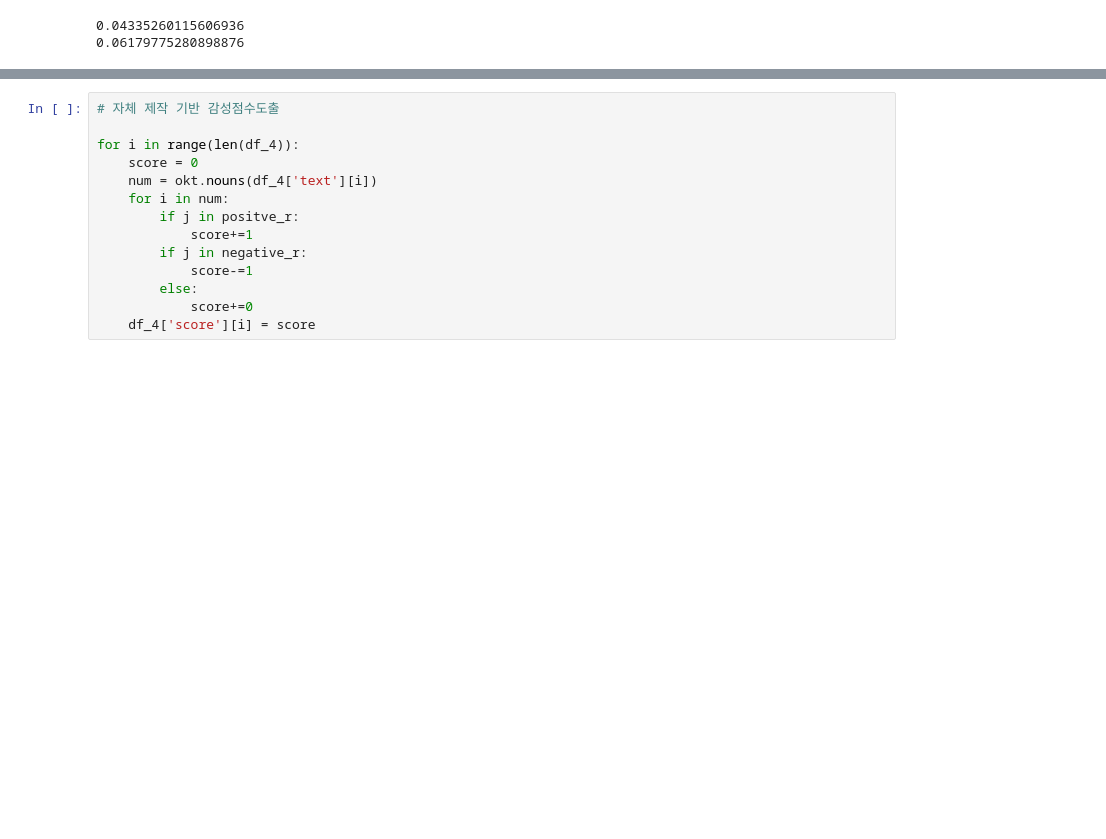
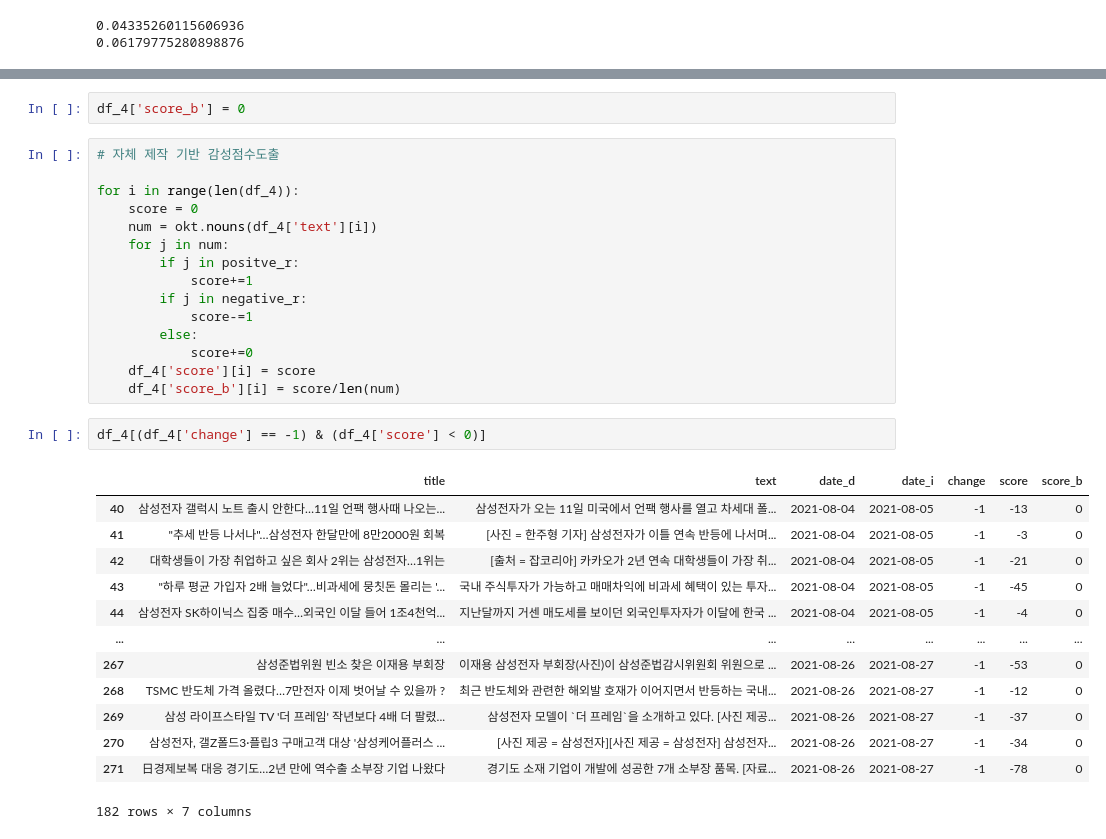
Before and after one commit to chaerui7967/stock_predict_news_and_youtube, a Jupyter notebook: 감성분석/감성분석_초안.ipynb, the cells around one changed output, grey strips where cells are left out. Saved outputs shown, nothing was run; the diff lists cells and outputs as text; blank space fills up the shorter version.

```diff
--- a/감성분석/감성분석_초안.ipynb
+++ b/감성분석/감성분석_초안.ipynb
@@ -648,10 +648,12 @@ df_4.head()
+# %%
+df_4['score_b'] = 0
 # %%
 # 자체 제작 기반 감성점수도출
 
 for i in range(len(df_4)):
     score = 0
     num = okt.nouns(df_4['text'][i])
-    for i in num:
+    for j in num:
         if j in positve_r:
             score+=1
         if j in negative_r:
@@ -659,4 +661,21 @@ for i in range(len(df_4)):
         else:
             score+=0
     df_4['score'][i] = score
+    df_4['score_b'][i] = score/len(num)
+# %%
+df_4[(df_4['change'] == -1) & (df_4['score'] < 0)]
+# %% [output]
+|  | title | text | date_d | date_i | change | score | score_b |
+| 40 | 삼성전자 갤럭시 노트 출시 안한다…11일 언팩 행사때 나오는... | 삼성전자가 오는 11일 미국에서 언팩 행사를 열고 차세대 폴... | 2021-08-04 | 2021-08-05 | -1 | -13 | 0 |
+| 41 | "추세 반등 나서나"…삼성전자 한달만에 8만2000원 회복 | [사진 = 한주형 기자] 삼성전자가 이틀 연속 반등에 나서며... | 2021-08-04 | 2021-08-05 | -1 | -3 | 0 |
+| 42 | 대학생들이 가장 취업하고 싶은 회사 2위는 삼성전자…1위는 | [출처 = 잡코리아] 카카오가 2년 연속 대학생들이 가장 취... | 2021-08-04 | 2021-08-05 | -1 | -21 | 0 |
+| 43 | "하루 평균 가입자 2배 늘었다"…비과세에 뭉칫돈 몰리는 '... | 국내 주식투자가 가능하고 매매차익에 비과세 혜택이 있는 투자... | 2021-08-04 | 2021-08-05 | -1 | -45 | 0 |
+| 44 | 삼성전자 SK하이닉스 집중 매수…외국인 이달 들어 1조4천억... | 지난달까지 거센 매도세를 보이던 외국인투자자가 이달에 한국 ... | 2021-08-04 | 2021-08-05 | -1 | -4 | 0 |
+| ... | ... | ... | ... | ... | ... | ... | ... |
+| 267 | 삼성준법위원 빈소 찾은 이재용 부회장 | 이재용 삼성전자 부회장(사진)이 삼성준법감시위원회 위원으로 ... | 2021-08-26 | 2021-08-27 | -1 | -53 | 0 |
+| 268 | TSMC 반도체 가격 올렸다…7만전자 이제 벗어날 수 있을까 ? | 최근 반도체와 관련한 해외발 호재가 이어지면서 반등하는 국내... | 2021-08-26 | 2021-08-27 | -1 | -12 | 0 |
+| 269 | 삼성 라이프스타일 TV '더 프레임' 작년보다 4배 더 팔렸... | 삼성전자 모델이 `더 프레임`을 소개하고 있다. [사진 제공... | 2021-08-26 | 2021-08-27 | -1 | -37 | 0 |
+| 270 | 삼성전자, 갤Z폴드3·플립3 구매고객 대상 '삼성케어플러스 ... | [사진 제공 = 삼성전자][사진 제공 = 삼성전자] 삼성전자... | 2021-08-26 | 2021-08-27 | -1 | -34 | 0 |
+| 271 | 日경제보복 대응 경기도…2년 만에 역수출 소부장 기업 나왔다 | 경기도 소재 기업이 개발에 성공한 7개 소부장 품목. [자료... | 2021-08-26 | 2021-08-27 | -1 | -78 | 0 |
+182 rows × 7 columns
 # %%
```
Also changed, not shown: parts of 4 cells of this notebook.
